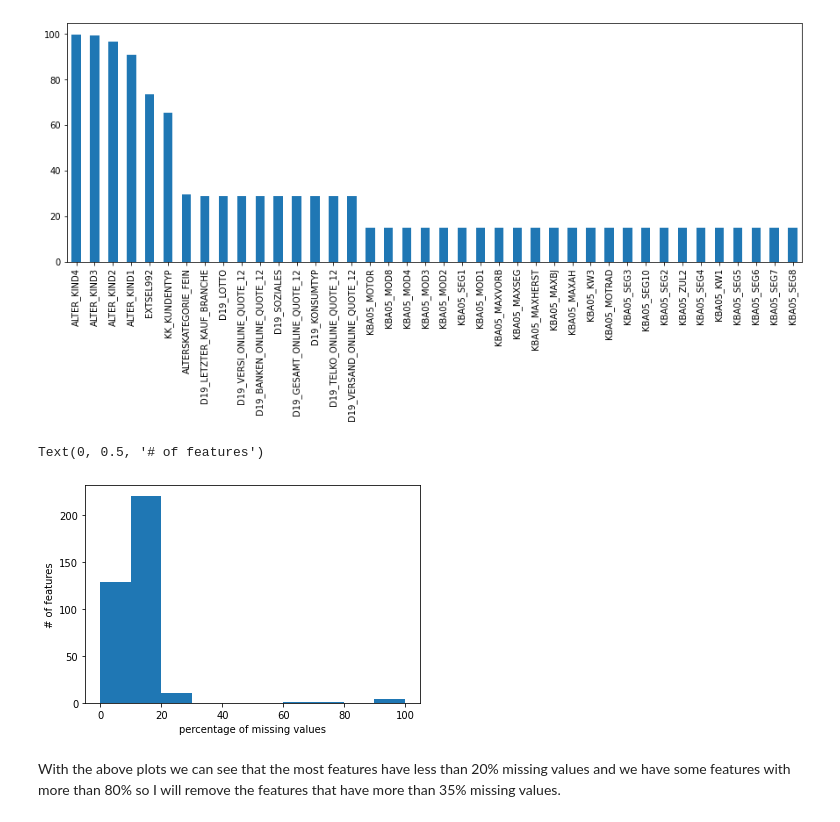
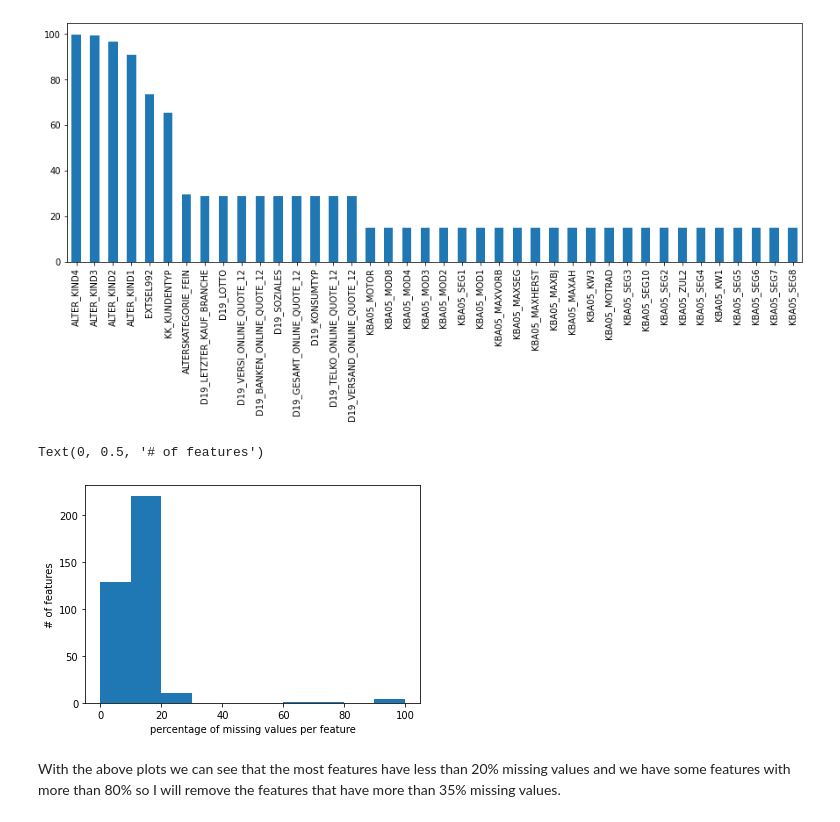
Before and after one commit to Evaggelou/Arvato-Project-, a Jupyter notebook: Arvato_Project_Workbook.ipynb, the cells around one changed output. Saved outputs shown, nothing was run; the diff lists cells and outputs as text; code cells hidden in the pictures.

```diff
--- a/Arvato_Project_Workbook.ipynb
+++ b/Arvato_Project_Workbook.ipynb
@@ -91,11 +82,11 @@ missing_values[:40].plot(figsize = (15,5), kind='bar')
 [figure]
 # %%
 plt.hist(missing_values)
-plt.xlabel("percentage of missing values")
+plt.xlabel("percentage of missing values per feature")
 plt.ylabel("# of features")
 # %% [output]
 Text(0, 0.5, '# of features')
-[figure, old version]
+[figure, new version]
 # %% [markdown]
 With the above plots we can see that the most features have less than 20% missing values and we have some features with more than 80% so I will remove the features that have more than 35% missing values.
 # %%
```
Also changed, not shown: parts of 36 cells of this notebook.
